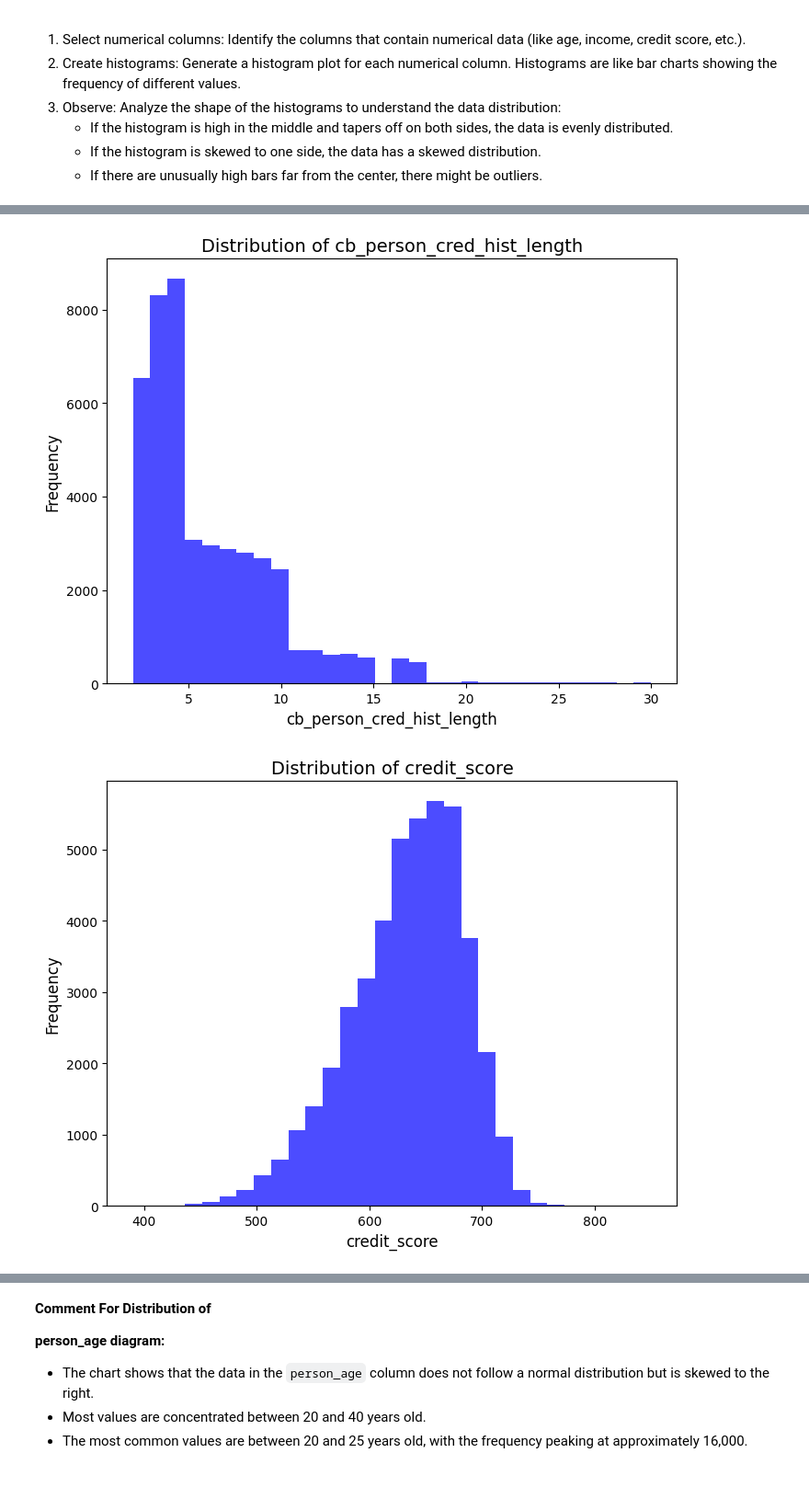
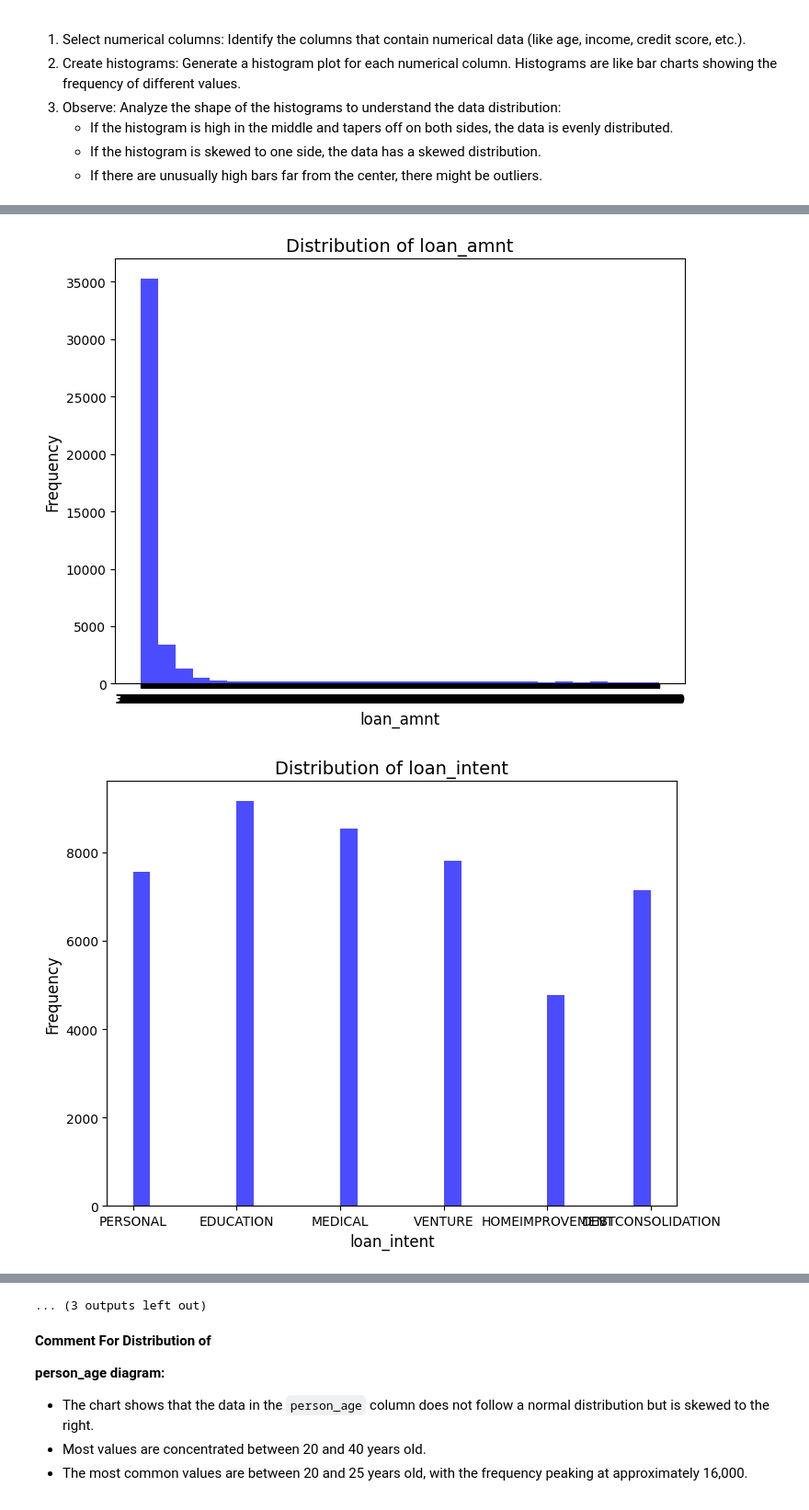
Before and after one commit to duongnguyen-dev/MLProd, a Jupyter notebook: notebooks/eda.ipynb, the cells around one changed output, grey strips where cells are left out. Shown at 92% size. Drawn from its saved outputs; the diff is of its cells as text; code cells hidden in the pictures.

```diff
--- a/notebooks/eda.ipynb
+++ b/notebooks/eda.ipynb
@@ -128,29 +134,29 @@ plt.show()
    *   If the histogram is skewed to one side, the data has a skewed distribution.
    *   If there are unusually high bars far from the center, there might be outliers.
 # %%
-# Các cột cần chuyển đổi sang số
-numerical_columns = [
-    'person_age',
-    'person_income',
-    'person_emp_exp',
-    'loan_amnt',
-    'loan_int_rate',
-    'loan_percent_income',
-    'cb_person_cred_hist_length',
-    'credit_score'
-]
+# # Các cột cần chuyển đổi sang số
+# numerical_columns = [
+#     'person_age',
+#     'person_income',
+#     'person_emp_exp',
+#     'loan_amnt',
+#     'loan_int_rate',
+#     'loan_percent_income',
+#     'cb_person_cred_hist_length',
+#     'credit_score'
+# ]
 
-# Chuyển đổi các cột sang kiểu float, xử lý lỗi nếu có giá trị không hợp lệ
-for col in numerical_columns:
-    if col in df.columns:
-        # Use PySpark's cast function to convert the column type
-        df = df.withColumn(col, pyspark_col(col).cast(T.FloatType()))
+# # Chuyển đổi các cột sang kiểu float, xử lý lỗi nếu có giá trị không hợp lệ
+# for col in numerical_columns:
+#     if col in df.columns:
+#         # Use PySpark's cast function to convert the column type
+#         df = df.withColumn(col, pyspark_col(col).cast(T.FloatType()))
 
-# Loại bỏ các cột không hợp lệ hoặc không thể chuyển đổi
-numerical_columns = [col for col in numerical_columns if col in df.columns]
+# # Loại bỏ các cột không hợp lệ hoặc không thể chuyển đổi
+# numerical_columns = [col for col in numerical_columns if col in df.columns]
 
 # Vẽ biểu đồ phân phối (histogram) cho từng cột số
-for col_name in numerical_columns:
+for col_name in df.columns:
     plt.figure(figsize=(8, 6))
     # Convert the PySpark DataFrame column to a pandas Series for plotting
     pd_series = df.select(col_name).toPandas()[col_name]
@@ -170,2 +176,2 @@ for col_name in numerical_columns:
-[figure, old version]
+[figure, new version]
-[figure, old version]
+[figure, new version]
@@ -172,3 +182,4 @@ for col_name in numerical_columns:
+... (3 outputs left out)
 # %% [markdown]
 **Comment For Distribution of**
 
```
Also changed, not shown: parts of 3 cells of this notebook, 1 other file.
